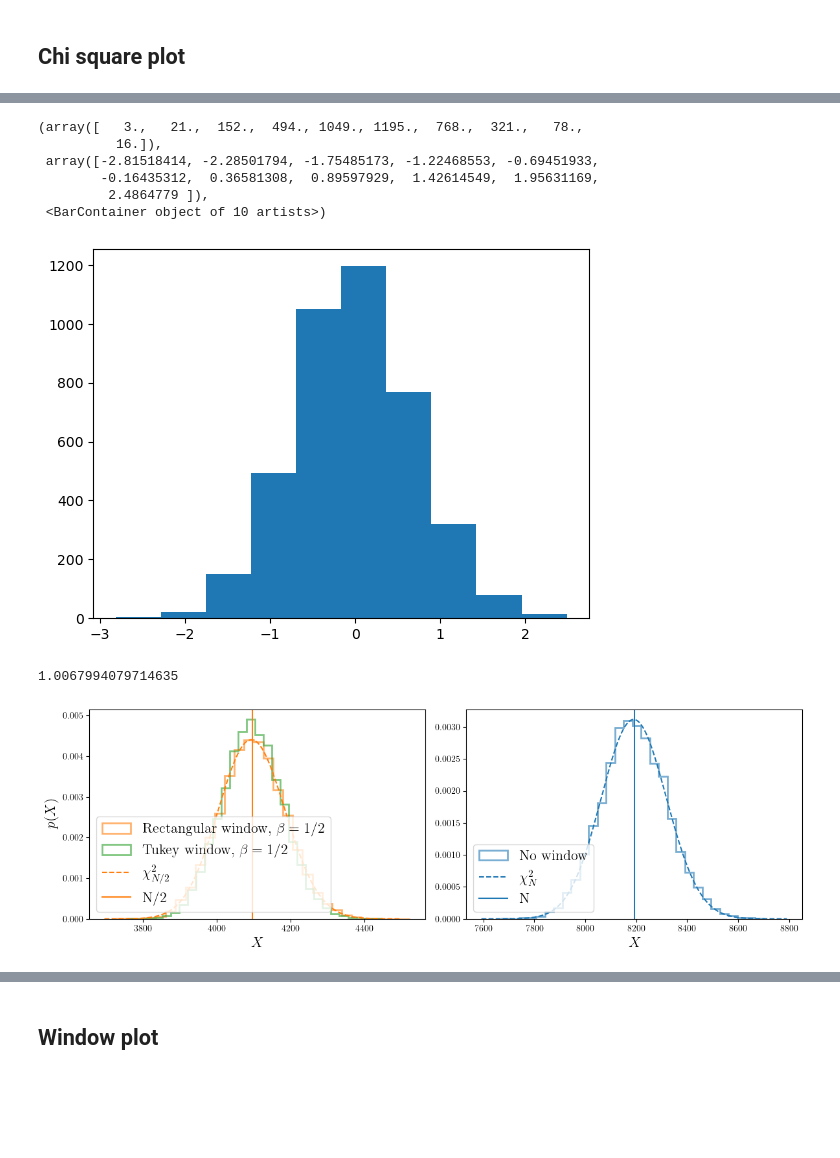
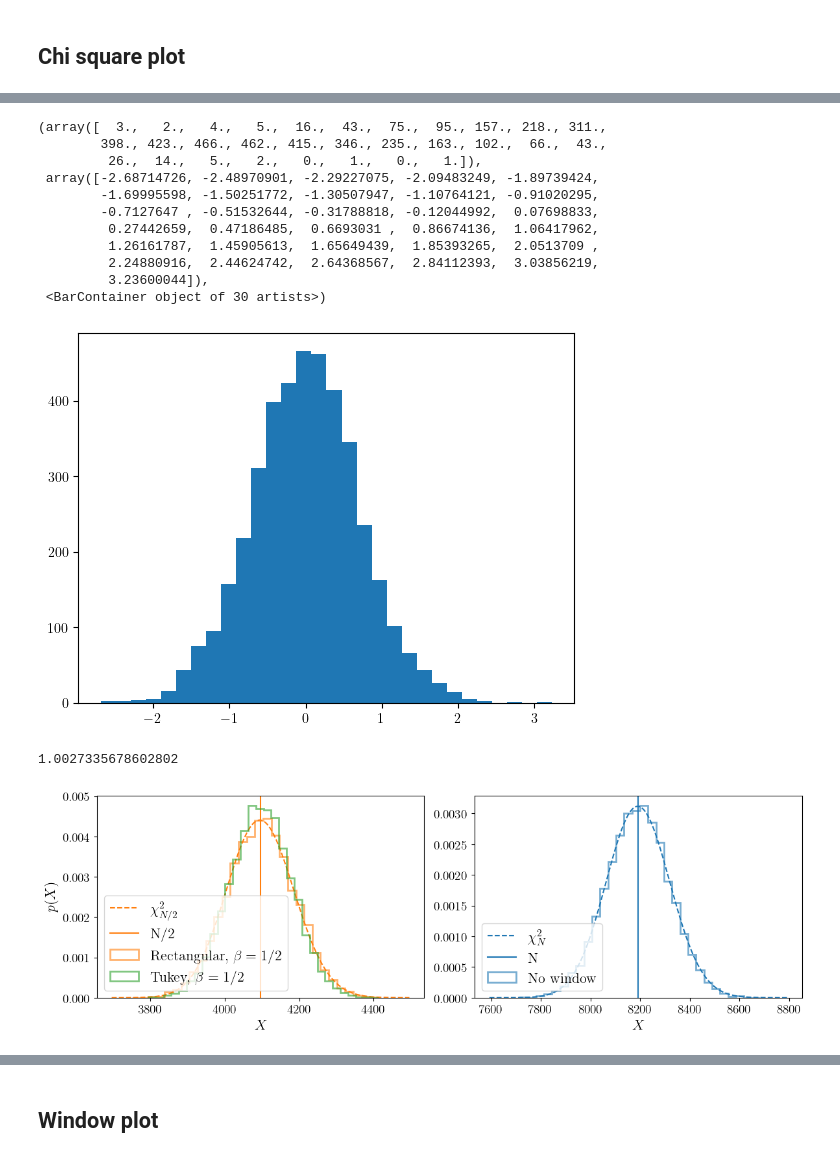
Before and after one commit to ColmTalbot/windowing-in-parameter-estimation, a Jupyter notebook: notebooks/window_chisq_figs.ipynb, the cells around one changed output, grey strips where cells are left out. Cells and saved outputs as stored; diff of their text form; code cells hidden in the pictures; blank space fills up the shorter version.

```diff
--- a/notebooks/window_chisq_figs.ipynb
+++ b/notebooks/window_chisq_figs.ipynb
@@ -33,3 +29,5 @@ def create_signal(t, A, mu, sigma):
+# %%
+noise = create_t_domain_noise(sampling_freq, duration, psd)
 # %%
 window_tukey_half = tukey(len(time_array), alpha=8/10)
 window_rect_half = np.zeros(len(time_array))
@@ -51,14 +49,19 @@ noise_f, _ = bilby.core.utils.series.nfft(noise, sampling_freq)
 noise_f /= np.sqrt(duration * psd/2)
 plt.hist(noise_f, bins=30)
 # %% [output]
-(array([   3.,   21.,  152.,  494., 1049., 1195.,  768.,  321.,   78.,
-          16.]),
- array([-2.81518414, -2.28501794, -1.75485173, -1.22468553, -0.69451933,
-        -0.16435312,  0.36581308,  0.89597929,  1.42614549,  1.95631169,
-         2.4864779 ]),
- <BarContainer object of 10 artists>)
+(array([  3.,   2.,   4.,   5.,  16.,  43.,  75.,  95., 157., 218., 311.,
+        398., 423., 466., 462., 415., 346., 235., 163., 102.,  66.,  43.,
+         26.,  14.,   5.,   2.,   0.,   1.,   0.,   1.]),
+ array([-2.68714726, -2.48970901, -2.29227075, -2.09483249, -1.89739424,
+        -1.69995598, -1.50251772, -1.30507947, -1.10764121, -0.91020295,
+        -0.7127647 , -0.51532644, -0.31788818, -0.12044992,  0.07698833,
+         0.27442659,  0.47186485,  0.6693031 ,  0.86674136,  1.06417962,
+         1.26161787,  1.45905613,  1.65649439,  1.85393265,  2.0513709 ,
+         2.24880916,  2.44624742,  2.64368567,  2.84112393,  3.03856219,
+         3.23600044]),
+ <BarContainer object of 30 artists>)
-[figure, old version]
+[figure, new version]
 # %%
 np.std(noise_f)
 # %% [output]
-1.0067994079714635
+1.0027335678602802
@@ -85,26 +85,28 @@ for i in tqdm(range(10000)):
 # %%
 fig = plt.figure(figsize=(12,4))
 ax1 = fig.add_subplot(121)
 ax2 = fig.add_subplot(122)
-ax2.hist(chisqs_full, bins=30, density=True, histtype='step', lw=2, label='No window', alpha=0.6)
+xs = np.linspace(N-600, N+600, 1000)
 ax2.plot(xs, chi2.pdf(xs, df=N), color='#1f77b4', ls='--', label=r'$\chi^{2}_{N}$')
 ax2.axvline(N, label='N', color='#1f77b4')
+ax2.hist(chisqs_full, bins=30, density=True, histtype='step', lw=2, label='No window', alpha=0.6)
 ax2.set_xlabel(r'$X$', fontsize=16)
+ax2.tick_params(axis="both", labelsize=14)
 ax2.legend(loc='lower left', fontsize=16)
 
-
-ax1.hist(chisqs_rect, bins=30, density=True, histtype='step', color='tab:orange', label=r'Rectangular window, $\beta=1/2$', lw=2, alpha=0.6)
-ax1.hist(chisqs_tukey, bins=30, density=True, histtype='step', color='tab:green', lw=2, label=r'Tukey window, $\beta=1/2$', alpha=0.6)
 xs_rect = np.linspace(N/2-400, N/2+400, 1000)
 ax1.plot(xs_rect, chi2.pdf(xs_rect, df=N/2), color='#ff7f0e', label=r'$\chi^{2}_{N/2}$', ls='--')
 ax1.axvline(N/2, color='#ff7f0e', label='N/2')
+ax1.hist(chisqs_rect, bins=30, density=True, histtype='step', color='tab:orange', label=r'Rectangular, $\beta=1/2$', lw=2, alpha=0.6)
+ax1.hist(chisqs_tukey, bins=30, density=True, histtype='step', color='tab:green', lw=2, label=r'Tukey, $\beta=1/2$', alpha=0.6)
 ax1.set_ylabel(r'$p(X)$', fontsize=16)
 ax1.set_xlabel(r'$X$', fontsize=16)
+ax1.tick_params(axis="both", labelsize=14)
 ax1.legend(loc='lower left', fontsize=16)
 plt.tight_layout()
 plt.savefig('window_noise_stats_demo.png', dpi=300)
 # %% [output]
-[figure, old version]
+[figure, new version]
 # %%
 plt.hist(chisqs_full, bins=30, density=True, histtype='step', lw=2, label='No window', alpha=0.6)
 plt.hist(chisqs_rect, bins=30, density=True, histtype='step', label=r'Rectangular window, $\beta=1/2$', lw=2, alpha=0.6)
```
Also changed, not shown: parts of 10 cells of this notebook.
